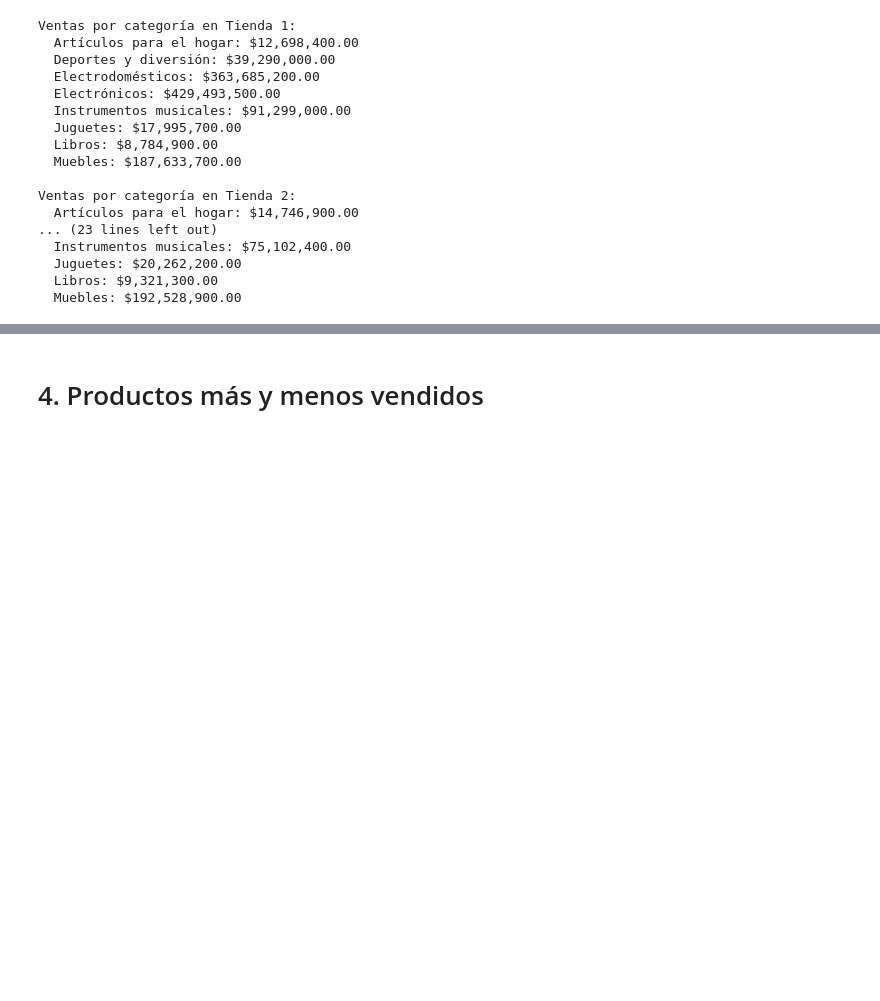
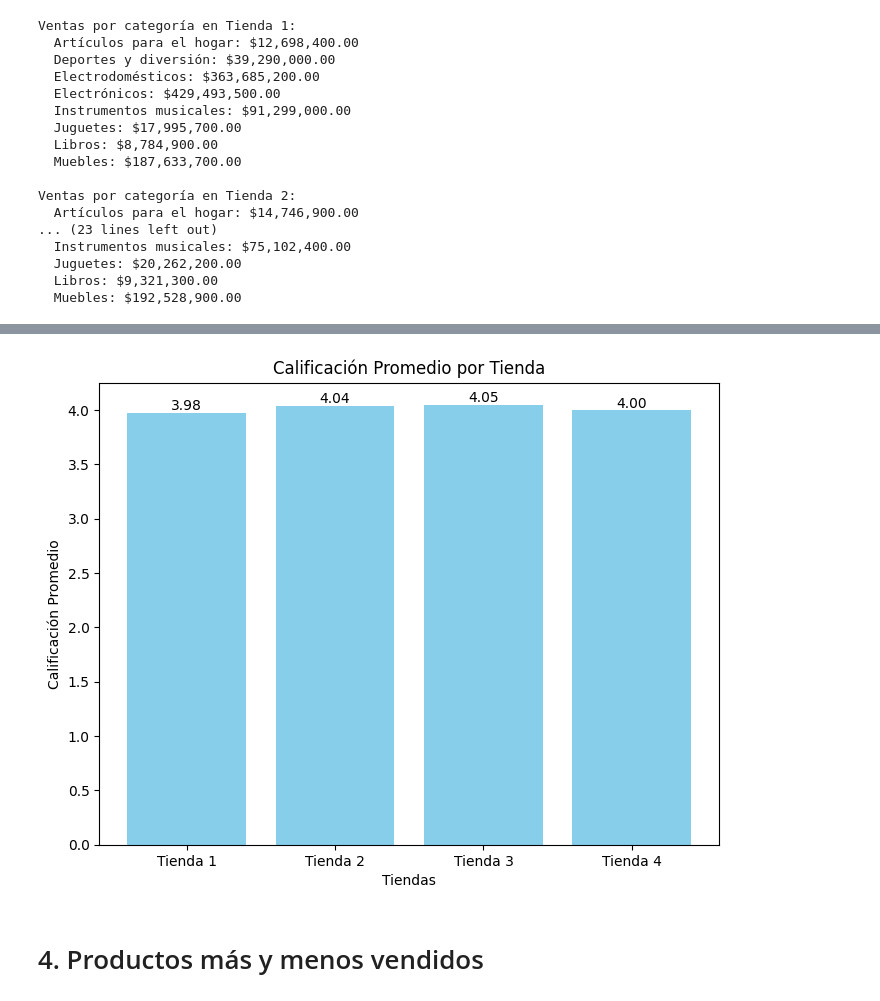
Before and after one commit to PakoAraya/alura-store, a Jupyter notebook: AluraStoreLatam.ipynb, the cells around one changed output, grey strips where cells are left out. Drawn from its saved outputs; the diff is of its cells as text; code cells hidden in the pictures; blank space fills up the shorter version.

Commit message:
Se evaluan los promedios de calificaciones de clientes por tienda

```diff
--- a/AluraStoreLatam.ipynb
+++ b/AluraStoreLatam.ipynb
@@ -448,0 +450,11 @@ Ventas por categoría en Tienda 2:
+# %%
+# Calcular la calificación promedio de cada tienda de manera simplificada
+promedio_calificacion_tienda1 = tienda1['Calificación'].mean()
+promedio_calificacion_tienda2 = tienda2['Calificación'].mean()
+promedio_calificacion_tienda3 = tienda3['Calificación'].mean()
+promedio_calificacion_tienda4 = tienda4['Calificación'].mean()
+
+print(f"Calificación promedio tienda 1: {promedio_calificacion_tienda1:.2f}")
+print(f"Calificación promedio tienda 2: {promedio_calificacion_tienda2:.2f}")
+print(f"Calificación promedio tienda 3: {promedio_calificacion_tienda3:.2f}")
+print(f"Calificación promedio tienda 4: {promedio_calificacion_tienda4:.2f}")
@@ -449,3 +546,23 @@ Ventas por categoría en Tienda 2:
+# %%
+# Con datos cotejados y ya comprobados, vamos a graficar la informacion obtenida
+# Datos de calificación promedio de cada tienda (reemplaza con tus valores)
+tiendas = ['Tienda 1', 'Tienda 2', 'Tienda 3', 'Tienda 4']
+calificaciones = [promedio_calificacion_tienda1, promedio_calificacion_tienda2, promedio_calificacion_tienda3, promedio_calificacion_tienda4]
+
+# Crear la gráfica de barras
+plt.figure(figsize=(8, 6))  # Ajusta el tamaño de la figura si es necesario
+plt.bar(tiendas, calificaciones, color='skyblue')
+plt.xlabel('Tiendas')
+plt.ylabel('Calificación Promedio')
+plt.title('Calificación Promedio por Tienda')
+
+# Agregar los valores de calificación encima de cada barra
+for i, v in enumerate(calificaciones):
+    plt.text(i, v, f'{v:.2f}', ha='center', va='bottom')
+
+plt.show()
+# %% [output]
+[figure, added]
 # %% [markdown]
 # 4. Productos más y menos vendidos
 # %% [markdown]
```
Also changed, not shown: parts of 5 cells of this notebook.
